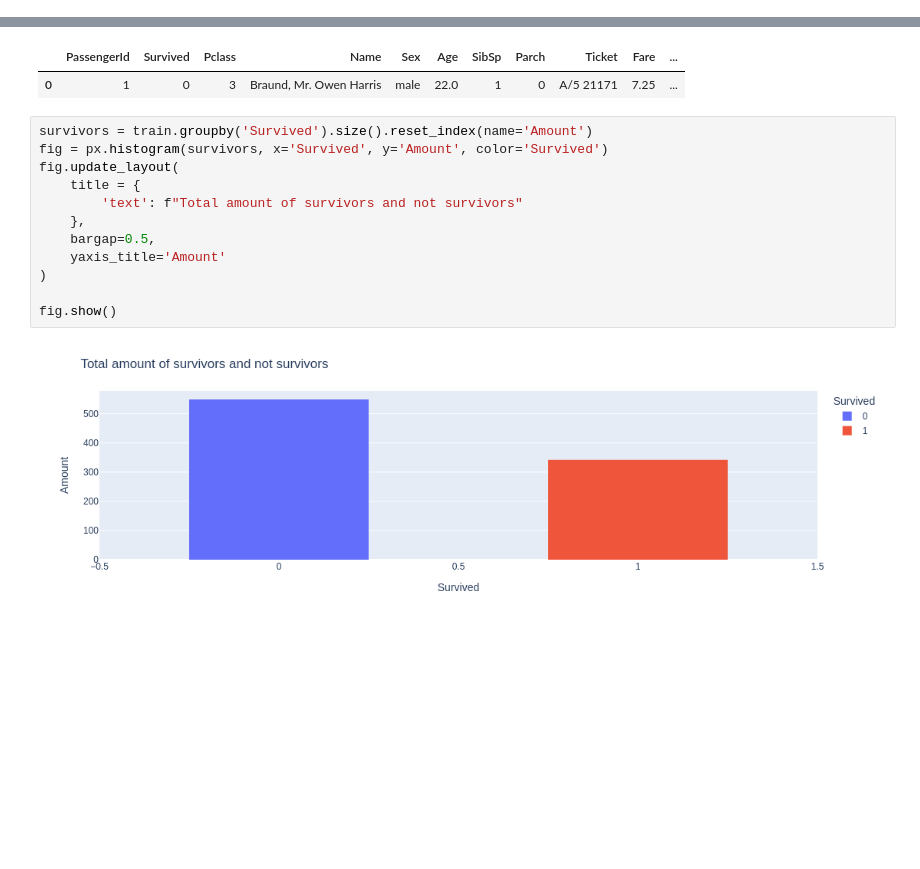
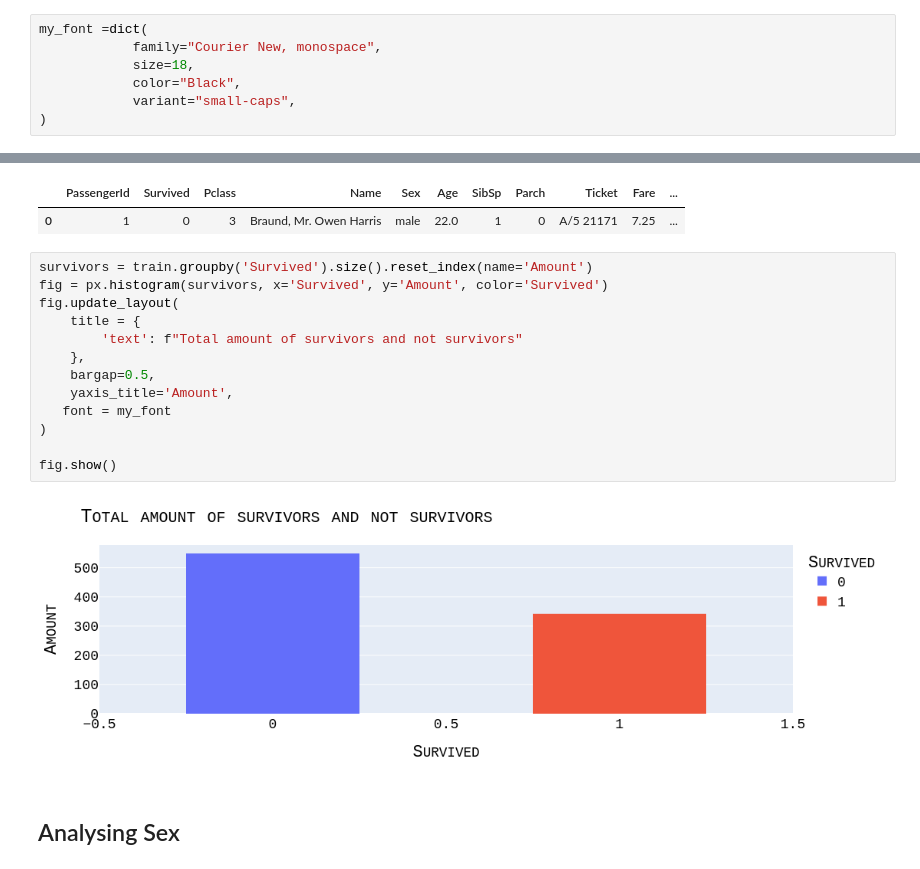
Before and after one commit to auserafim/ai-notebooks, a Jupyter notebook: titanic/titanic.ipynb, the cells around one changed output, grey strips where cells are left out. Cells and saved outputs as stored; diff of their text form; blank space fills up the shorter version.

Commit message:
started analysing classes and age

```diff
--- a/titanic/titanic.ipynb
+++ b/titanic/titanic.ipynb
@@ -9,3 +10,10 @@ import seaborn as sns
+# %%
+my_font =dict(
+            family="Courier New, monospace",
+            size=18,
+            color="Black",
+            variant="small-caps",
+)
 # %%
 train = pd.read_csv('data/train.csv')
 # %%
@@ -90,17 +98,20 @@ train.head(1)
 # %%
 survivors = train.groupby('Survived').size().reset_index(name='Amount')
 fig = px.histogram(survivors, x='Survived', y='Amount', color='Survived')
 fig.update_layout(
     title = {
         'text': f"Total amount of survivors and not survivors"
     },
     bargap=0.5,
-    yaxis_title='Amount'
+    yaxis_title='Amount',
+   font = my_font
 )
 
 fig.show()
 # %% [output]
-[figure, old version]
+[figure, new version]
+# %% [markdown]
+## Analysing Sex
 # %%
 # total amount of people by sex
 
```
Also changed, not shown: parts of 14 cells of this notebook.
